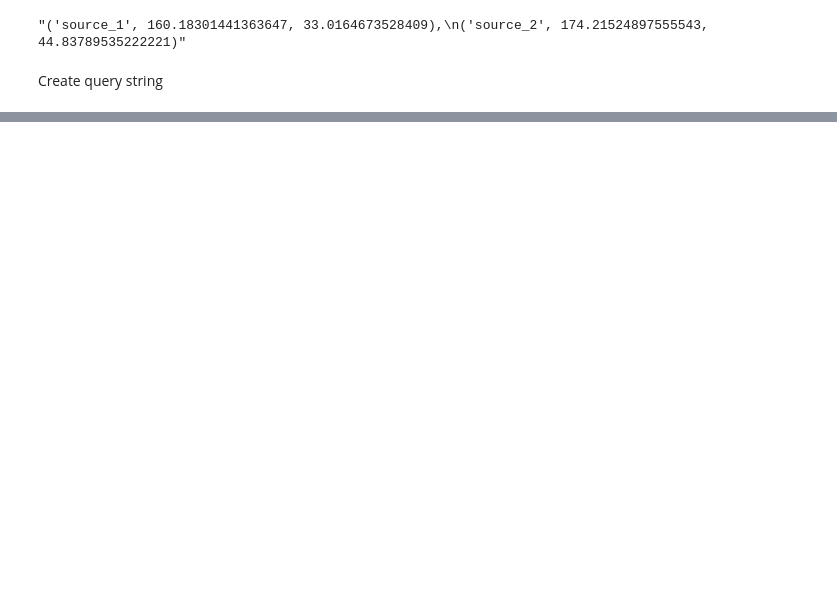
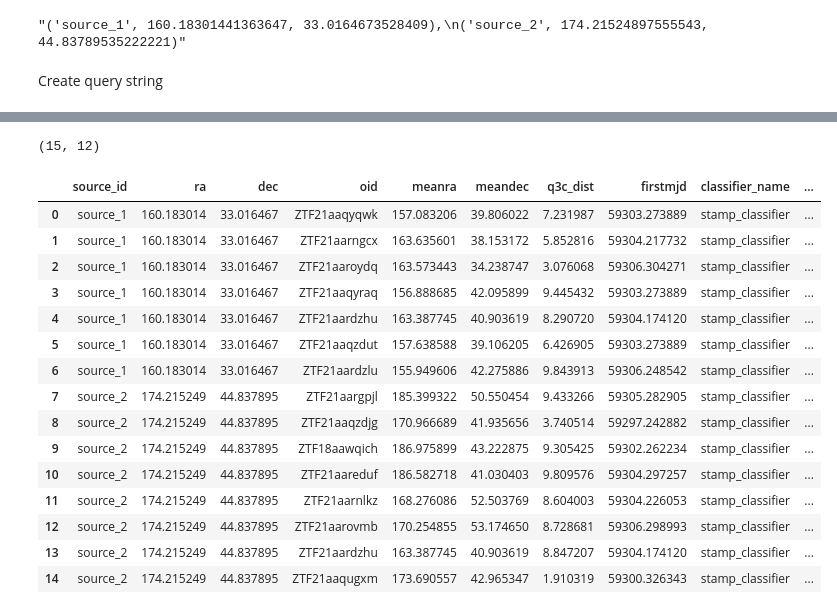
Before and after one commit to alercebroker/usecases, a Jupyter notebook: notebooks/ALeRCE_ZTF_watchlist.ipynb, the cells around one changed output, grey strips where cells are left out. Cells and saved outputs as stored; diff of their text form; code cells hidden in the pictures; blank space fills up the shorter version.

```diff
--- a/notebooks/ALeRCE_ZTF_watchlist.ipynb
+++ b/notebooks/ALeRCE_ZTF_watchlist.ipynb
@@ -84,0 +88,61 @@ matches
+# %%
+search_radius = 10 # degrees
+query = """
+WITH catalog ( source_id, ra, dec) AS (
+    VALUES
+        {values}
+),
+sn (oid, classifier_name, class_name, probability, ranking) AS (
+    SELECT
+        o.oid, p.classifier_name, p.class_name, p.probability, p.ranking
+    FROM
+        probability p
+    INNER JOIN
+        object o
+    ON
+        o.oid=p.oid
+    WHERE
+        p.classifier_name='stamp_classifier'
+        AND p.class_name IN ('SN')
+        AND p.ranking=1
+        AND p.probability > 0.4
+        AND o.firstmjd > %s
+)
+
+SELECT
+    c.source_id, c.ra, c.dec, o.oid, o.meanra, o.meandec, q3c_dist(c.ra,c.dec,o.meanra,o.meandec),
+    o.firstmjd, sn.classifier_name, sn.class_name, sn.probability, sn.ranking
+
+FROM object o INNER JOIN sn ON sn.oid=o.oid, catalog c
+    /*
+     * It is REALLY important to first use the catalog then the object ra,dec for speed. The radius is in degrees.
+     */
+WHERE
+    q3c_join(c.ra, c.dec,o.meanra, o.meandec, {radius})
+    AND o.firstmjd > %s
+ORDER BY
+    c.source_id
+""" % (last_mjd_discovery, last_mjd_discovery)
+query_str = query.format(values = objects_str, radius = search_radius) # radius in degrees
+# %%
+matches = pd.read_sql(query_str,conn)
+print(matches.shape)
+matches
+# %% [output]
+(15, 12)
+|  | source_id | ra | dec | oid | meanra | meandec | q3c_dist | firstmjd | classifier_name | ... |
+| 0 | source_1 | 160.183014 | 33.016467 | ZTF21aaqyqwk | 157.083206 | 39.806022 | 7.231987 | 59303.273889 | stamp_classifier | ... |
+| 1 | source_1 | 160.183014 | 33.016467 | ZTF21aarngcx | 163.635601 | 38.153172 | 5.852816 | 59304.217732 | stamp_classifier | ... |
+| 2 | source_1 | 160.183014 | 33.016467 | ZTF21aaroydq | 163.573443 | 34.238747 | 3.076068 | 59306.304271 | stamp_classifier | ... |
+| 3 | source_1 | 160.183014 | 33.016467 | ZTF21aaqyraq | 156.888685 | 42.095899 | 9.445432 | 59303.273889 | stamp_classifier | ... |
+| 4 | source_1 | 160.183014 | 33.016467 | ZTF21aardzhu | 163.387745 | 40.903619 | 8.290720 | 59304.174120 | stamp_classifier | ... |
+| 5 | source_1 | 160.183014 | 33.016467 | ZTF21aaqzdut | 157.638588 | 39.106205 | 6.426905 | 59303.273889 | stamp_classifier | ... |
+| 6 | source_1 | 160.183014 | 33.016467 | ZTF21aardzlu | 155.949606 | 42.275886 | 9.843913 | 59306.248542 | stamp_classifier | ... |
+| 7 | source_2 | 174.215249 | 44.837895 | ZTF21aargpjl | 185.399322 | 50.550454 | 9.433266 | 59305.282905 | stamp_classifier | ... |
+| 8 | source_2 | 174.215249 | 44.837895 | ZTF21aaqzdjg | 170.966689 | 41.935656 | 3.740514 | 59297.242882 | stamp_classifier | ... |
+| 9 | source_2 | 174.215249 | 44.837895 | ZTF18aawqich | 186.975899 | 43.222875 | 9.305425 | 59302.262234 | stamp_classifier | ... |
+| 10 | source_2 | 174.215249 | 44.837895 | ZTF21aareduf | 186.582718 | 41.030403 | 9.809576 | 59304.297257 | stamp_classifier | ... |
+| 11 | source_2 | 174.215249 | 44.837895 | ZTF21aarnlkz | 168.276086 | 52.503769 | 8.604003 | 59304.226053 | stamp_classifier | ... |
+| 12 | source_2 | 174.215249 | 44.837895 | ZTF21aarovmb | 170.254855 | 53.174650 | 8.728681 | 59306.298993 | stamp_classifier | ... |
+| 13 | source_2 | 174.215249 | 44.837895 | ZTF21aardzhu | 163.387745 | 40.903619 | 8.847207 | 59304.174120 | stamp_classifier | ... |
+| 14 | source_2 | 174.215249 | 44.837895 | ZTF21aaqugxm | 173.690557 | 42.965347 | 1.910319 | 59300.326343 | stamp_classifier | ... |
```
Also changed, not shown: parts of 7 cells of this notebook.
